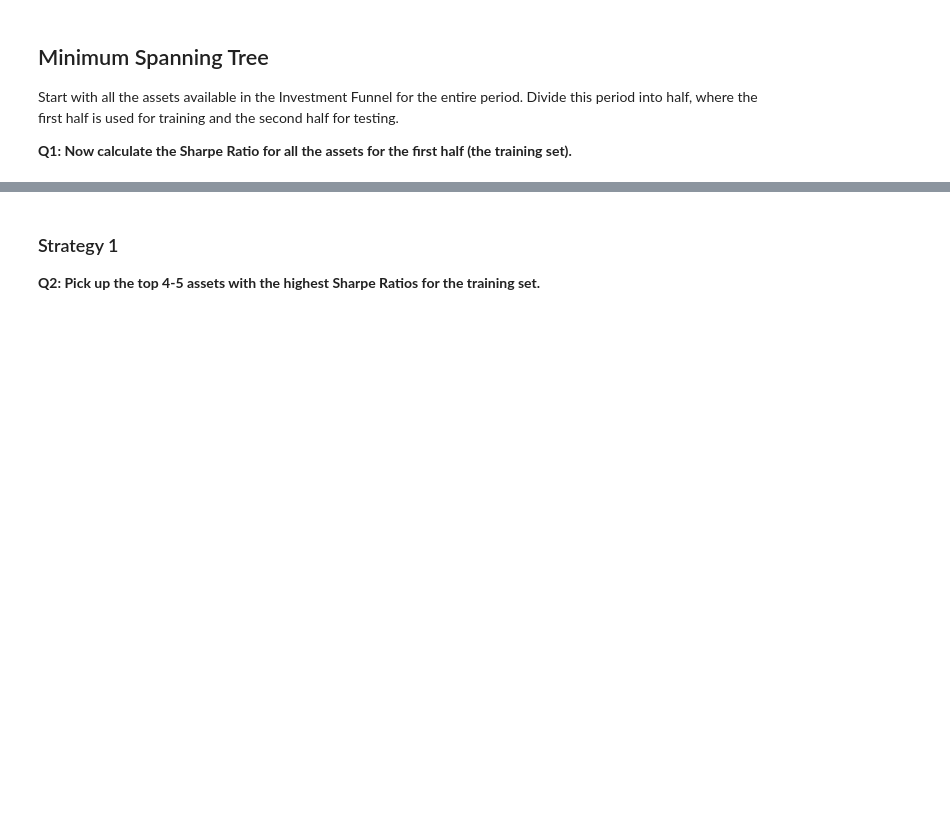
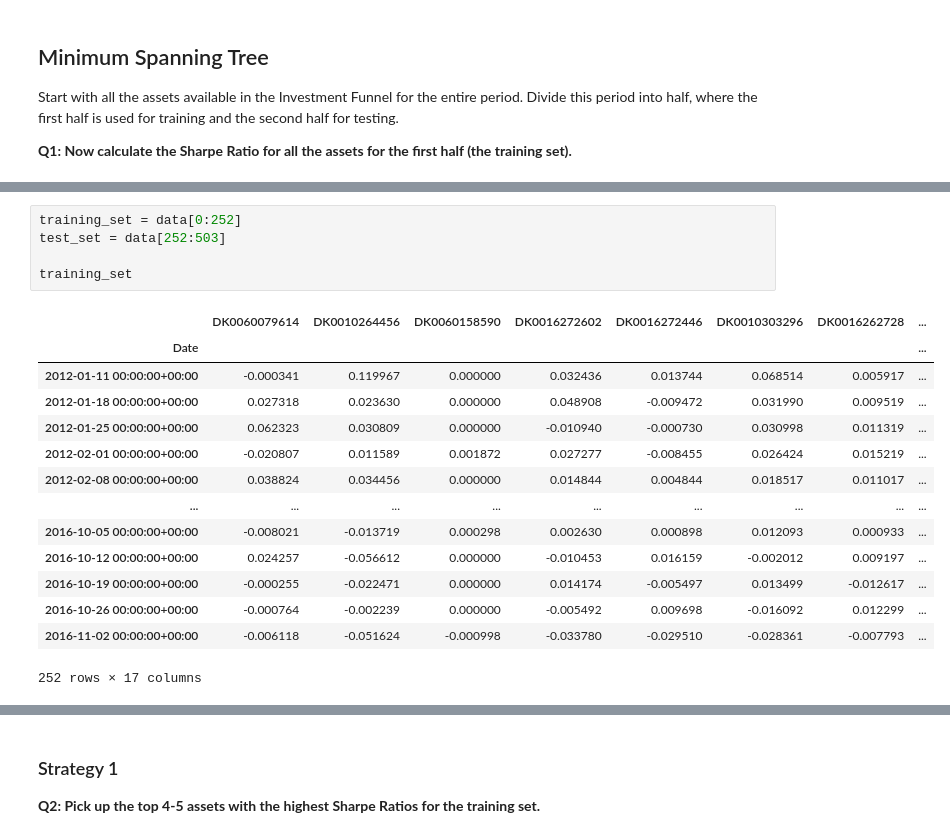
Before and after one commit to jennyjyu/financial-engineering, a Jupyter notebook: Project 3/Project 3.ipynb, the cells around one changed output, grey strips where cells are left out. Saved outputs shown, nothing was run; the diff lists cells and outputs as text; blank space fills up the shorter version.

```diff
--- a/Project 3/Project 3.ipynb
+++ b/Project 3/Project 3.ipynb
@@ -10,0 +32,20 @@ Start with all the assets available in the Investment Funnel for the entire peri
+# %%
+training_set = data[0:252]
+test_set = data[252:503]
+
+training_set
+# %% [output]
+|  | DK0060079614 | DK0010264456 | DK0060158590 | DK0016272602 | DK0016272446 | DK0010303296 | DK0016262728 | ... |
+| Date |  |  |  |  |  |  |  | ... |
+| 2012-01-11 00:00:00+00:00 | -0.000341 | 0.119967 | 0.000000 | 0.032436 | 0.013744 | 0.068514 | 0.005917 | ... |
+| 2012-01-18 00:00:00+00:00 | 0.027318 | 0.023630 | 0.000000 | 0.048908 | -0.009472 | 0.031990 | 0.009519 | ... |
+| 2012-01-25 00:00:00+00:00 | 0.062323 | 0.030809 | 0.000000 | -0.010940 | -0.000730 | 0.030998 | 0.011319 | ... |
+| 2012-02-01 00:00:00+00:00 | -0.020807 | 0.011589 | 0.001872 | 0.027277 | -0.008455 | 0.026424 | 0.015219 | ... |
+| 2012-02-08 00:00:00+00:00 | 0.038824 | 0.034456 | 0.000000 | 0.014844 | 0.004844 | 0.018517 | 0.011017 | ... |
+| ... | ... | ... | ... | ... | ... | ... | ... | ... |
+| 2016-10-05 00:00:00+00:00 | -0.008021 | -0.013719 | 0.000298 | 0.002630 | 0.000898 | 0.012093 | 0.000933 | ... |
+| 2016-10-12 00:00:00+00:00 | 0.024257 | -0.056612 | 0.000000 | -0.010453 | 0.016159 | -0.002012 | 0.009197 | ... |
+| 2016-10-19 00:00:00+00:00 | -0.000255 | -0.022471 | 0.000000 | 0.014174 | -0.005497 | 0.013499 | -0.012617 | ... |
+| 2016-10-26 00:00:00+00:00 | -0.000764 | -0.002239 | 0.000000 | -0.005492 | 0.009698 | -0.016092 | 0.012299 | ... |
+| 2016-11-02 00:00:00+00:00 | -0.006118 | -0.051624 | -0.000998 | -0.033780 | -0.029510 | -0.028361 | -0.007793 | ... |
+252 rows × 17 columns
```
Also changed, not shown: parts of 11 cells of this notebook.
